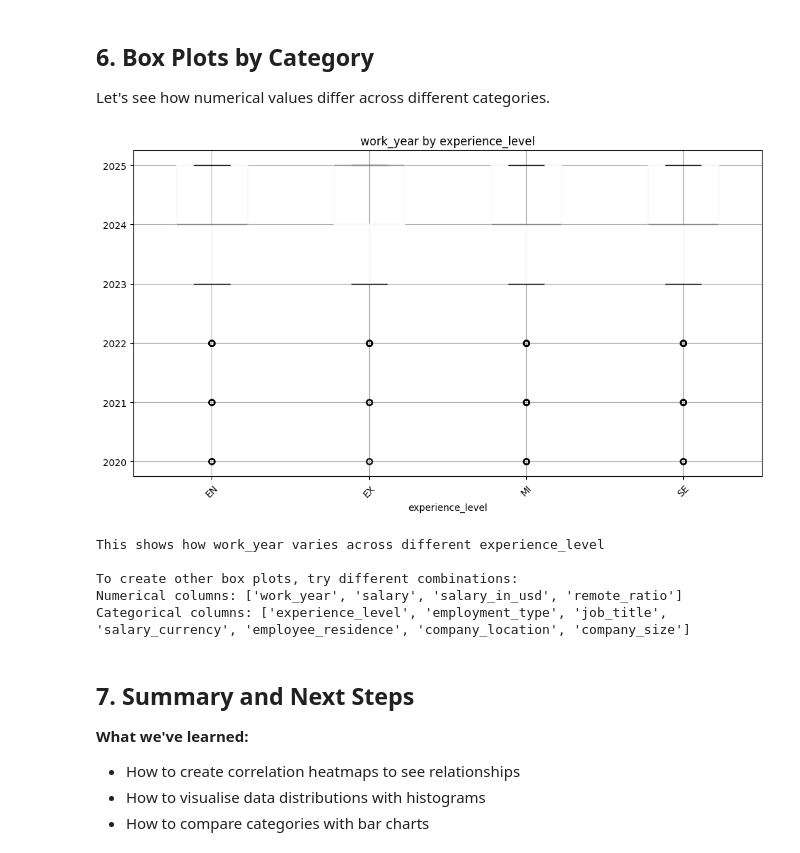
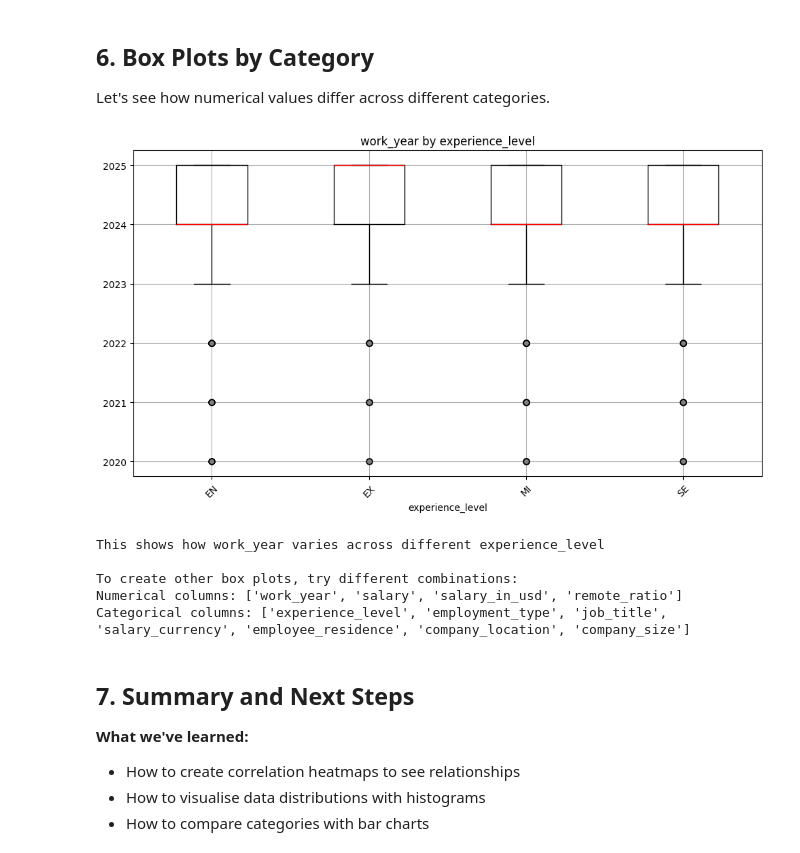
Before and after one commit to YulinTang0904/AI_Summer-school-2025, a Jupyter notebook: preprocessing_EDA/exploratory_data_analysis.ipynb, the cells around one changed output. Drawn from its saved outputs; the diff is of its cells as text; code cells hidden in the pictures.

```diff
--- a/preprocessing_EDA/exploratory_data_analysis.ipynb
+++ b/preprocessing_EDA/exploratory_data_analysis.ipynb
@@ -226,34 +224,36 @@ Let's see how numerical values differ across different categories.
 # %%
 # Create box plots to compare numerical values across categories
 numerical_cols = df.select_dtypes(include=[np.number]).columns
 categorical_cols = df.select_dtypes(include=['object']).columns
 
 if len(numerical_cols) > 0 and len(categorical_cols) > 0:
     # Example: First numerical column vs first categorical column
     num_col = numerical_cols[0]
     cat_col = categorical_cols[0]
 
     # Only plot if categorical column has reasonable number of categories
     if df[cat_col].nunique() <= 10:
         plt.figure(figsize=(10, 6))
-        df.boxplot(column=num_col, by=cat_col, ax=plt.gca())
+        df.boxplot(column=num_col, by=cat_col, ax=plt.gca(), boxprops=dict(color='black'),
+           whiskerprops=dict(color='black'), capprops=dict(color='black'),
+           medianprops=dict(color='red'), flierprops=dict(markerfacecolor='gray', marker='o'))
         plt.title(f'{num_col} by {cat_col}')
         plt.suptitle('')  # Remove automatic title
         plt.xticks(rotation=45)
         plt.tight_layout()
         plt.show()
 
         print(f"This shows how {num_col} varies across different {cat_col}")
     else:
         print(f"Too many categories in {cat_col} ({df[cat_col].nunique()}) for box plot")
 
     print(f"\nTo create other box plots, try different combinations:")
     print(f"Numerical columns: {list(numerical_cols)}")
     print(f"Categorical columns: {list(categorical_cols)}")
 else:
     print("Need both numerical and categorical columns for box plots")
 # %% [output]
-[figure, old version]
+[figure, new version]
 This shows how work_year varies across different experience_level
 
 To create other box plots, try different combinations:
```
Also changed, not shown: parts of 1 cell of this notebook.
